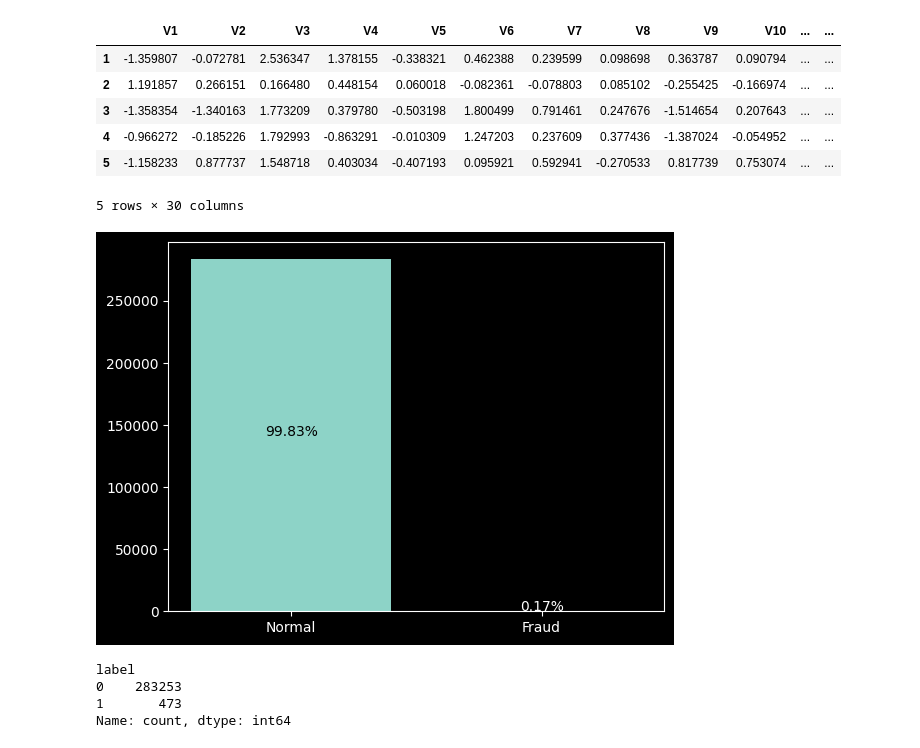
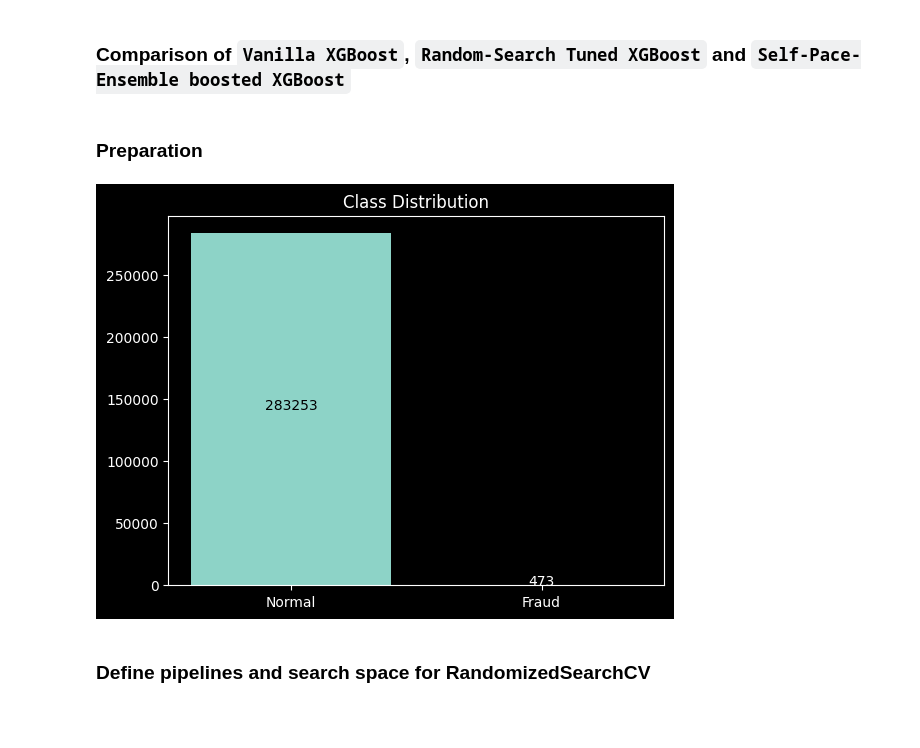
Before and after one commit to markushaug/acr-25, a Jupyter notebook: models/CC_XGB.ipynb, the cells around one changed output. Saved outputs shown, nothing was run; the diff lists cells and outputs as text; code cells hidden in the pictures; blank space fills up the shorter version.

```diff
--- a/models/CC_XGB.ipynb
+++ b/models/CC_XGB.ipynb
@@ -1,3 +1,7 @@
+# %% [markdown]
+### Comparison of `Vanilla XGBoost`, `Random-Search Tuned XGBoost` and `Self-Pace-Ensemble boosted XGBoost`
+# %%
+RANDOM_STATE = 42
 # %%
 # Import libraries
 import pandas as pd
@@ -13,31 +20,41 @@ from imbens.ensemble import SelfPacedEnsembleClassifier as SPEClassifier
 
 import warnings
 warnings.filterwarnings('ignore')
+# %% [markdown]
+### Preparation
 # %%
 # Importing the dataset
-
 path_to_data = '../data/creditcard/creditcard.csv'
 
 # col names data set
 col_names = [
     "Time","V1","V2","V3","V4","V5","V6","V7","V8","V9","V10","V11","V12","V13","V14","V15","V16","V17","V18","V19","V20","V21","V22","V23","V24","V25","V26","V27","V28","Amount","label"
 ] # V1-V28 are PCA transformed features, but are anonymized due to confidentiality reasons and are not interpretable
 # Label is 1 if fraud, 0 otherwise
 
 # read full data set
 data = pd.read_csv(path_to_data, names=col_names, index_col=0, header=0)
 
 # drop duplicates  & time column
 data.drop_duplicates(inplace=True)
 data.drop("Time", axis=1, inplace=True)
 
-# Displaying the first 5 rows of the dataset
-data.head()
+# Split data sets into X, y respectively
+X = data.drop("label", axis=1)
+y = data["label"]
+
+# Stratified 80-20 train-test split
+X_train, X_test, y_train, y_test = train_test_split(X, y, test_size=0.2, random_state=RANDOM_STATE, stratify=y)
+
+# Visualize class imbalance
+plt.bar(["Normal", "Fraud"], data["label"].value_counts())
+total = len(data)
+fraud_percentage = (data["label"].value_counts()[1])
+normal_percentage = (data["label"].value_counts()[0])
+
+plt.text(0, data["label"].value_counts()[0] / 2, f'{normal_percentage}', ha='center', color='black')
+plt.text(1, data["label"].value_counts()[1] / 2, f'{fraud_percentage}', ha='center', color='white')
+plt.title("Class Distribution")
+plt.show()
 # %% [output]
-|  | V1 | V2 | V3 | V4 | V5 | V6 | V7 | V8 | V9 | V10 | ... | ... |
-| 1 | -1.359807 | -0.072781 | 2.536347 | 1.378155 | -0.338321 | 0.462388 | 0.239599 | 0.098698 | 0.363787 | 0.090794 | ... | ... |
-| 2 | 1.191857 | 0.266151 | 0.166480 | 0.448154 | 0.060018 | -0.082361 | -0.078803 | 0.085102 | -0.255425 | -0.166974 | ... | ... |
-| 3 | -1.358354 | -1.340163 | 1.773209 | 0.379780 | -0.503198 | 1.800499 | 0.791461 | 0.247676 | -1.514654 | 0.207643 | ... | ... |
-| 4 | -0.966272 | -0.185226 | 1.792993 | -0.863291 | -0.010309 | 1.247203 | 0.237609 | 0.377436 | -1.387024 | -0.054952 | ... | ... |
-| 5 | -1.158233 | 0.877737 | 1.548718 | 0.403034 | -0.407193 | 0.095921 | 0.592941 | -0.270533 | 0.817739 | 0.753074 | ... | ... |
-5 rows × 30 columns
+[figure, added]
@@ -48,19 +60,0 @@ y = data["label"]
-# %%
-# Visualize class imbalance
-plt.bar(["Normal", "Fraud"], data["label"].value_counts())
-total = len(data)
-fraud_percentage = (data["label"].value_counts()[1] / total) * 100
-normal_percentage = (data["label"].value_counts()[0] / total) * 100
-
-plt.text(0, data["label"].value_counts()[0] / 2, f'{normal_percentage:.2f}%', ha='center', color='black')
-plt.text(1, data["label"].value_counts()[1] / 2, f'{fraud_percentage:.2f}%', ha='center', color='white')
-
-plt.show()
-
-data.label.value_counts()
-# %% [output]
-[figure, removed]
-label
-0    283253
-1       473
-Name: count, dtype: int64
@@ -78,3 +61,5 @@ X_val, X_test, y_val, y_test = train_test_split(X_test, y_test, test_size=0.5, r
+# %% [markdown]
+### Define pipelines and search space for RandomizedSearchCV
 # %%
 # Random search parameter space, prefix parameters with 'xgb__'
 search_space_random_tuned = {
```
Also changed, not shown: parts of 11 cells of this notebook, 2 other files.
